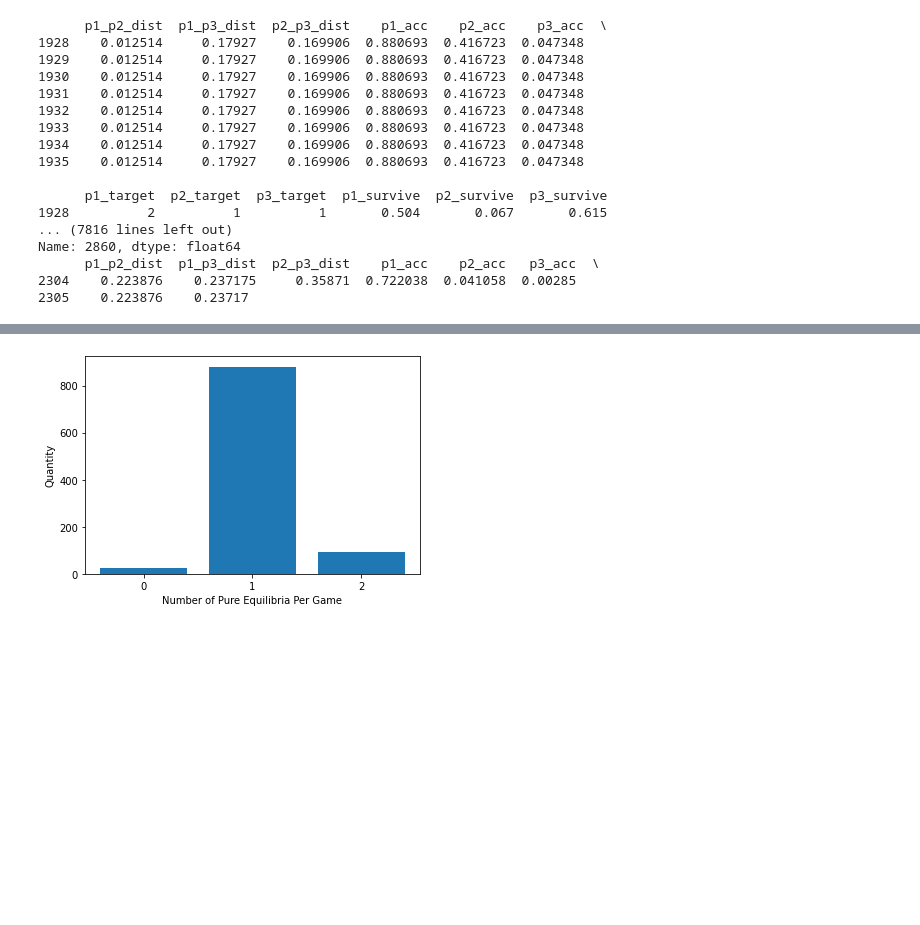
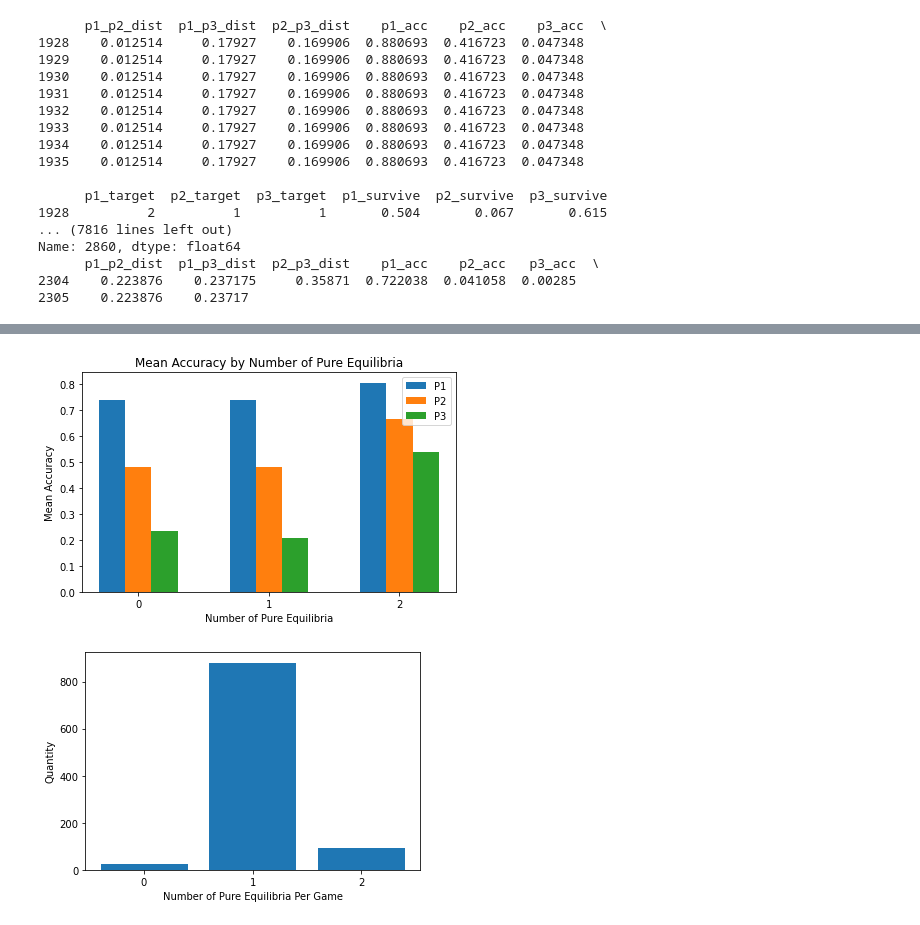
Before and after one commit to bwu2018/truels, a Jupyter notebook: analysis.ipynb, the cells around one changed output, grey strips where cells are left out. Saved outputs shown, nothing was run; the diff lists cells and outputs as text; code cells hidden in the pictures; blank space fills up the shorter version.

```diff
--- a/analysis.ipynb
+++ b/analysis.ipynb
@@ -87,3 +156,29 @@ Counter({1: 880, 2: 94})
+# %%
+labels = ['0', '1', '2']
+p1_means = [total_track[k]["p1_acc"] for k in total_track]
+p2_means = [total_track[k]["p2_acc"] for k in total_track]
+p3_means = [total_track[k]["p3_acc"] for k in total_track]
+
+x = np.arange(len(labels))  # the label locations
+width = 0.2  # the width of the bars
+
+fig, ax = plt.subplots()
+ax.bar(x - width, p1_means, width, label='P1')
+ax.bar(x, p2_means, width, label='P2')
+ax.bar(x + width, p3_means, width, label='P3')
+
+ax.set_ylabel('Mean Accuracy')
+ax.set_xlabel('Number of Pure Equilibria')
+ax.set_title('Mean Accuracy by Number of Pure Equilibria')
+ax.set_xticks(x)
+ax.set_xticklabels(labels)
+ax.legend()
+
+fig.tight_layout()
+
+plt.show()
+# %% [output]
+[figure, added]
 # %%
 plt.bar(["0", "1", "2"], [26, 880, 94])
 
```
Also changed, not shown: parts of 6 cells of this notebook.
